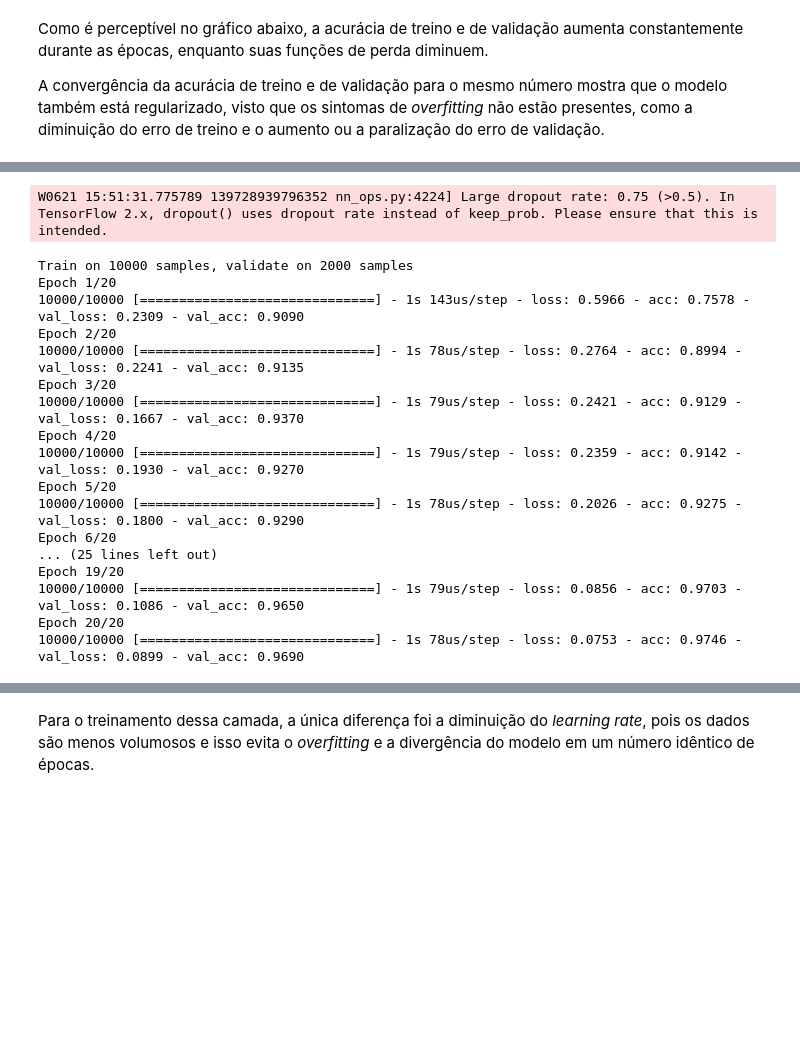
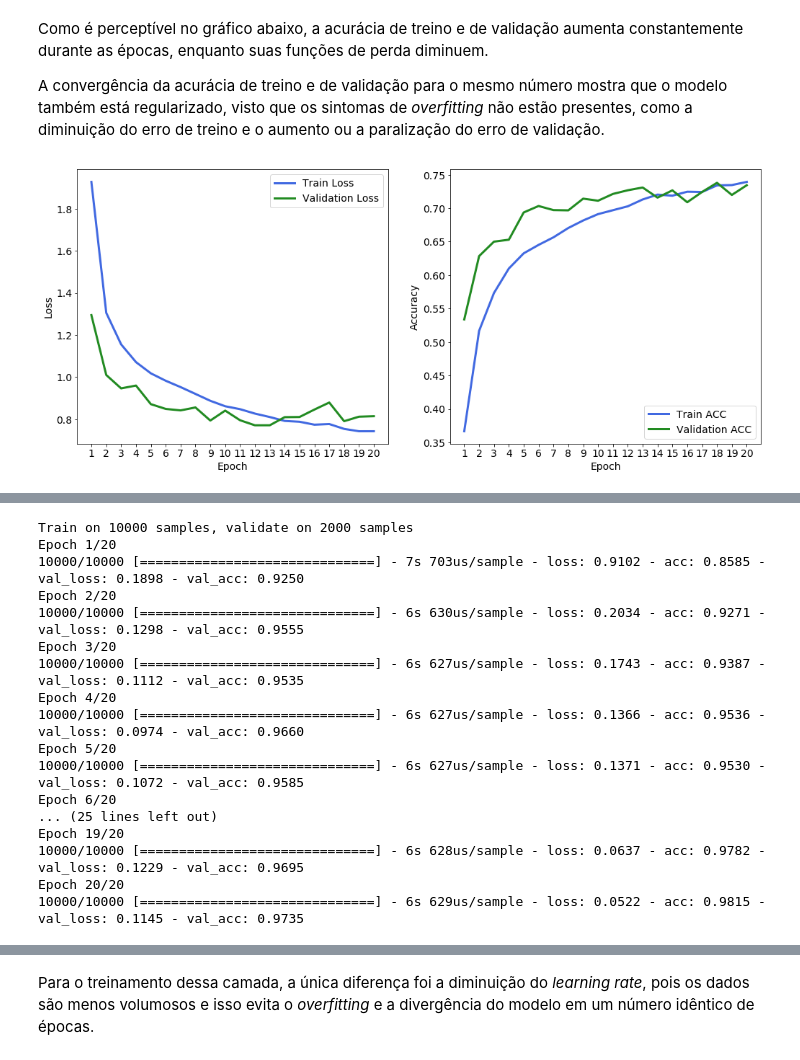
Before and after one commit to ptcar2009/TP_ML_2, a Jupyter notebook: TP_ML_2.ipynb, the cells around one changed output, grey strips where cells are left out. Cells and saved outputs as stored; diff of their text form; code cells hidden in the pictures; blank space fills up the shorter version.

```diff
--- a/TP_ML_2.ipynb
+++ b/TP_ML_2.ipynb
@@ -30,4 +35,5 @@ Definindo os nomes das classes que serão classificadas pelo modelo e o formato
 classes = ('Plane', 'Car', 'Bird', 'Cat',
            'Deer', 'Dog', 'Frog', 'Horse', 'Ship', 'Truck')
 
-imgFormat = train_x[1:]
+imgFormat = train_x.shape[1:]
+print(imgFormat)
@@ -84,7 +92,7 @@ O número de filtros de convolução foi de 32 na camada `Conv1`, duplicando o n
 ![imagem_NN](https://raw.githubusercontent.com/ptcar2009/TP_ML_2/master/.images/diagram.png)
 # %%
 convSize = 32 # número de filtros de convolução na primeira camada
-drop = 0.85 # Rate de dropout
+drop = 0.8 # Rate de dropout
 # %%
 def startModel():
     # Camada de entrada do modelo
@@ -140,7 +148,7 @@ def startModel():
 
     # Camada fully connected
     x = keras.layers.Dense(
-        128,
+        256,
         activation="relu",
         name="Dense1")(x)
 
@@ -167,7 +172,7 @@ Com esse formato de modelo, o próximo passo é a compilação e o treinamento d
 modelA = startModel()
 
 optimizer = keras.optimizers.Adam(
-    lr=0.003)
+    lr=0.001)
 
 modelA.compile(
     optimizer,
@@ -177,7 +182,7 @@ modelA.compile(
 historyA = modelA.fit(
     train_x_a,
     train_y_a,
-    batch_size=128,
+    batch_size=32,
     epochs=20,
     validation_data=(
         test_x_a,
@@ -217,29 +213,32 @@ A convergência da acurácia de treino e de validação para o mesmo número mos
 # %%
 def plotHistory(history):
     mpl.rc("font", **{"size": 14})
     fig, axes = plt.subplots(1, 2, figsize=(17, 7))
 
     # Loss
     axes[0].plot(range(1, len(history.history["loss"])+1), history.history["loss"],
             label="Train Loss", color="royalblue", lw=3)
 
     axes[0].plot(range(1, len(history.history["val_loss"])+1), history.history["val_loss"],
             label="Validation Loss", color="forestgreen", lw=3)
     axes[0].set_ylabel("Loss")
     axes[0].set_xlabel("Epoch")
     axes[0].set_xticks(range(1, len(history.history["acc"])+1))
     axes[0].legend()
 
     # Accuracy
     axes[1].plot(range(1, len(history.history["acc"])+1), history.history["acc"],
             label="Train ACC", color="royalblue", lw=3)
     axes[1].plot(range(1, len(history.history["val_acc"])+1), history.history["val_acc"],
-            label="Teste ACC", color="forestgreen", lw=3)
+            label="Validation ACC", color="forestgreen", lw=3)
     axes[1].set_ylabel("Accuracy")
     axes[1].set_xlabel("Epoch")
     axes[1].set_xticks(range(1, len(history.history["acc"])+1))
     axes[1].legend()
     plt.show()
+plotHistory(historyA)
+# %% [output]
+[figure, added]
 # %% [markdown]
 ## Modelo para o treinamento com os rótulos do grupo `B`
 Para o grupo B, o trabalho especificou três redes diferentes, com técnicas de treinamento diferentes, sendo a primeira o treinamento desde a primeira camada, a segunda com *fine tuning* da última camada, e a terceira com *fine tuning* de duas camadas, sendo as últimas duas práticas da prática do *Transfer Learning*.
@@ -251,7 +250,7 @@ Para o treinamento desse, simplesmente usei os dados do grupo `B` no treinamento
 # %%
 modelB = startModel()
 
-optimizerB = optimizers.Adam(
+optimizerB = keras.optimizers.Adam(
     lr=0.001)
 
 modelB.compile(
@@ -262,31 +261,30 @@ modelB.compile(
 historyB = modelB.fit(
     train_x_b,
     train_y_b,
-    batch_size=128,
+    batch_size=32,
     epochs=20,
     validation_data=(
         test_x_b,
         test_y_b)
     )
 # %% [output]
-W0621 15:51:31.775789 139728939796352 nn_ops.py:4224] Large dropout rate: 0.75 (>0.5). In TensorFlow 2.x, dropout() uses dropout rate instead of keep_prob. Please ensure that this is intended.
+Train on 10000 samples, validate on 2000 samples
+Epoch 1/20
+10000/10000 [==============================] - 7s 703us/sample - loss: 0.9102 - acc: 0.8585 - val_loss: 0.1898 - val_acc: 0.9250
+Epoch 2/20
+10000/10000 [==============================] - 6s 630us/sample - loss: 0.2034 - acc: 0.9271 - val_loss: 0.1298 - val_acc: 0.9555
+Epoch 3/20
+10000/10000 [==============================] - 6s 627us/sample - loss: 0.1743 - acc: 0.9387 - val_loss: 0.1112 - val_acc: 0.9535
+Epoch 4/20
+10000/10000 [==============================] - 6s 627us/sample - loss: 0.1366 - acc: 0.9536 - val_loss: 0.0974 - val_acc: 0.9660
+Epoch 5/20
+10000/10000 [==============================] - 6s 627us/sample - loss: 0.1371 - acc: 0.9530 - val_loss: 0.1072 - val_acc: 0.9585
+Epoch 6/20
+... (25 lines left out)
+Epoch 19/20
+10000/10000 [==============================] - 6s 628us/sample - loss: 0.0637 - acc: 0.9782 - val_loss: 0.1229 - val_acc: 0.9695
+Epoch 20/20
+10000/10000 [==============================] - 6s 629us/sample - loss: 0.0522 - acc: 0.9815 - val_loss: 0.1145 - val_acc: 0.9735
-Train on 10000 samples, validate on 2000 samples
-Epoch 1/20
-10000/10000 [==============================] - 1s 143us/step - loss: 0.5966 - acc: 0.7578 - val_loss: 0.2309 - val_acc: 0.9090
-Epoch 2/20
-10000/10000 [==============================] - 1s 78us/step - loss: 0.2764 - acc: 0.8994 - val_loss: 0.2241 - val_acc: 0.9135
-Epoch 3/20
-10000/10000 [==============================] - 1s 79us/step - loss: 0.2421 - acc: 0.9129 - val_loss: 0.1667 - val_acc: 0.9370
-Epoch 4/20
-10000/10000 [==============================] - 1s 79us/step - loss: 0.2359 - acc: 0.9142 - val_loss: 0.1930 - val_acc: 0.9270
-Epoch 5/20
-10000/10000 [==============================] - 1s 78us/step - loss: 0.2026 - acc: 0.9275 - val_loss: 0.1800 - val_acc: 0.9290
-Epoch 6/20
-... (25 lines left out)
-Epoch 19/20
-10000/10000 [==============================] - 1s 79us/step - loss: 0.0856 - acc: 0.9703 - val_loss: 0.1086 - val_acc: 0.9650
-Epoch 20/20
-10000/10000 [==============================] - 1s 78us/step - loss: 0.0753 - acc: 0.9746 - val_loss: 0.0899 - val_acc: 0.9690
 # %% [markdown]
 ### O modelo com o *fine tuning* em uma camada
 Para a aplicação do processo de *Transfer Learning*, eu criei um modelo com o mesmo formato que o modelo original `A`, e copiei todos os pesos de `A` para `BA1`, sendo `BA1` o modelo com transfer learning. Em todas as camadas menos a última, eu desativei o treinamento dos parâmetros, o que gera um modelo com o formato abaixo.
```
Also changed, not shown: parts of 47 cells of this notebook.
